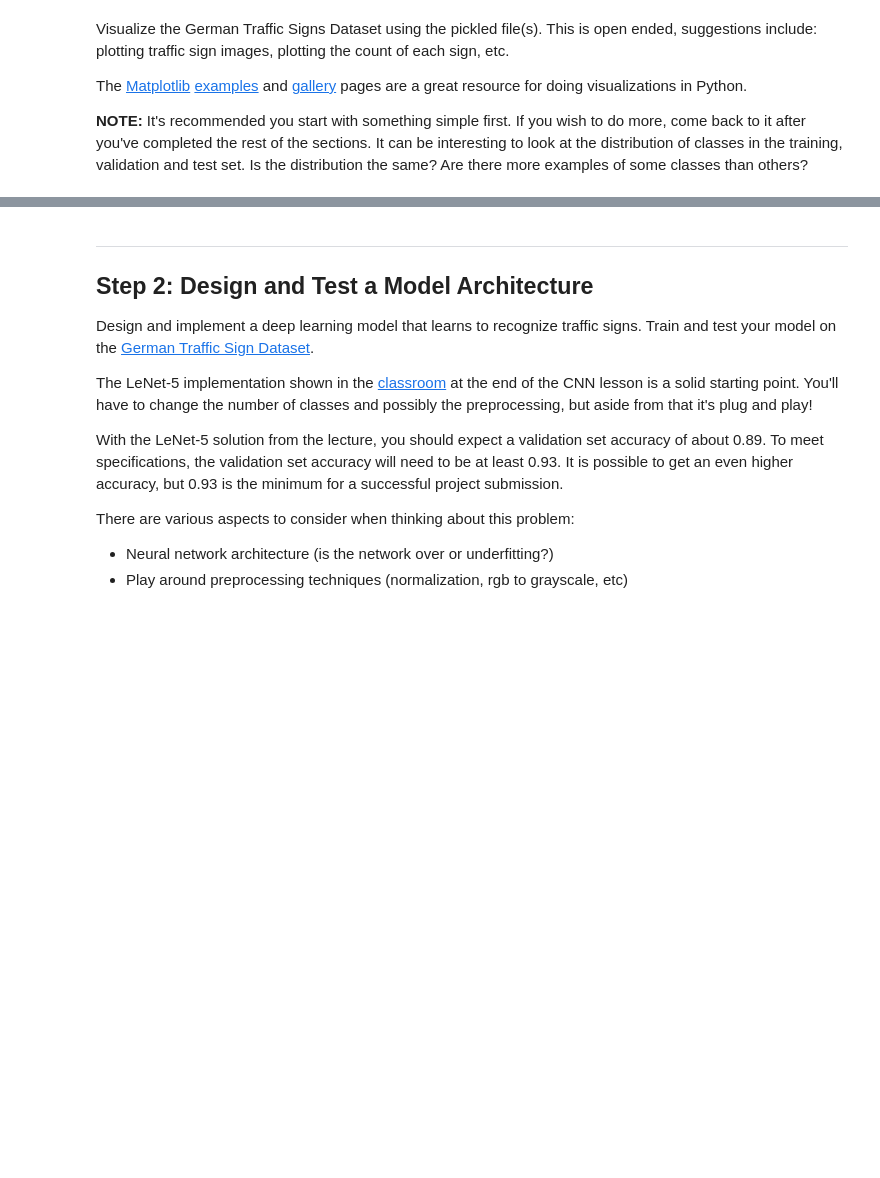
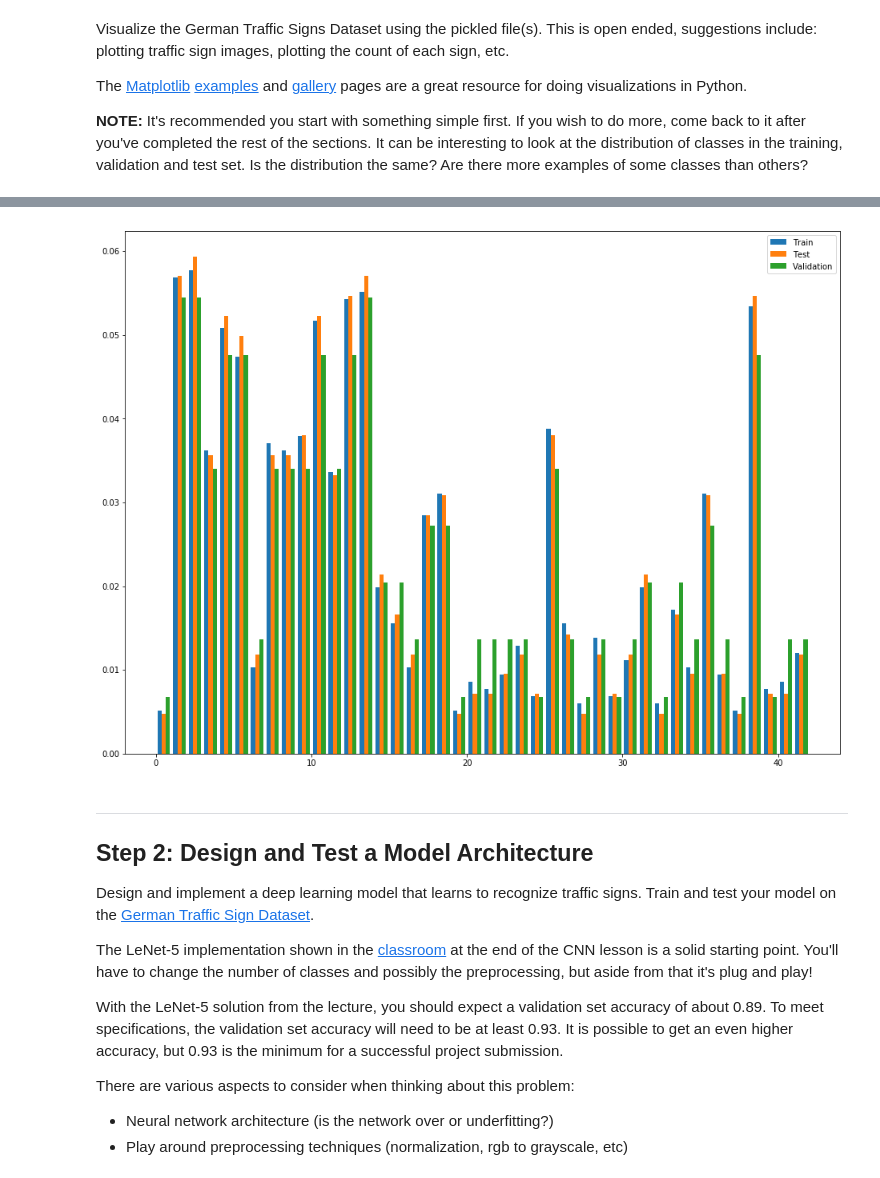
Before and after one commit to JoonaSavela/CarND-Project-2-traffic-signs, a Jupyter notebook: Traffic_Sign_Classifier.ipynb, the cells around one changed output, grey strips where cells are left out. Drawn from its saved outputs; the diff is of its cells as text; code cells hidden in the pictures; blank space fills up the shorter version.

```diff
--- a/Traffic_Sign_Classifier.ipynb
+++ b/Traffic_Sign_Classifier.ipynb
@@ -113,3 +117,10 @@ print(y_train[index])
+# %%
+plt.figure(figsize=(16,12))
+plt.hist([y_train, y_test, y_valid], normed=True, bins=range(43), label=['Train', 'Test', 'Validation'])
+plt.legend()
+plt.show()
+# %% [output]
+[figure, added]
 # %% [markdown]
 ----
 
```
Also changed, not shown: parts of 13 cells of this notebook, 5 other files.
